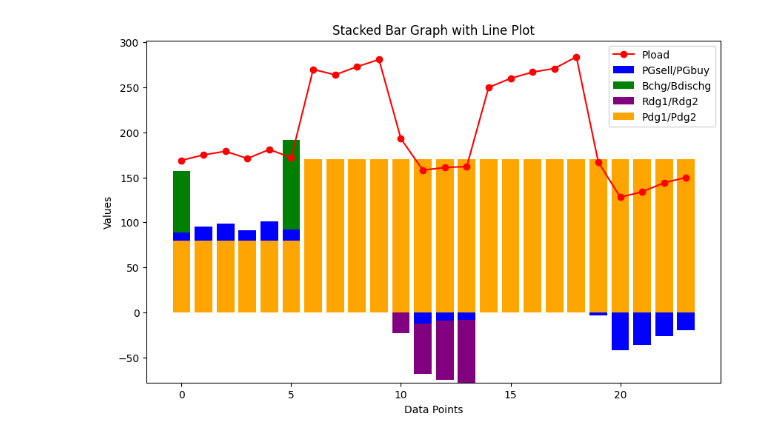
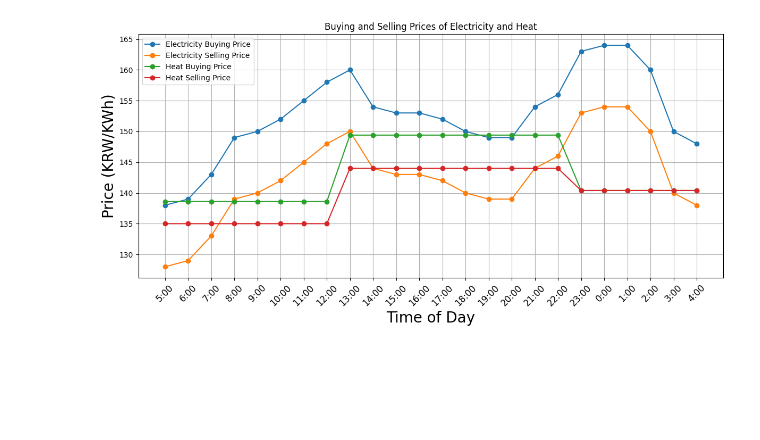
Before and after one commit to TalhaRehmanMTRKT/MicrogridOptimization, a Jupyter notebook: Plotting.ipynb, the cells around one changed output. Drawn from its saved outputs; the diff is of its cells as text; code cells hidden in the pictures; blank space fills up the shorter version.

```diff
--- a/Plotting.ipynb
+++ b/Plotting.ipynb
@@ -1,3 +1,39 @@
 # %%
+import matplotlib.pyplot as plt
+
+# Define the time of day (24 hours, from 5 AM to 5 AM)
+time_of_day = [f"{(i + 5) % 24}:00" for i in range(24)]
+
+# Data
+CGbuy = [138, 139, 143, 149, 150, 152, 155, 158, 160, 154, 153, 153, 152, 150, 149, 149, 154, 156, 163, 164, 164, 160, 150, 148]
+CGsell = [128, 129, 133, 139, 140, 142, 145, 148, 150, 144, 143, 143, 142, 140, 139, 139, 144, 146, 153, 154, 154, 150, 140, 138]
+CHbuy = [77, 77, 77, 77, 77, 77, 77, 77, 83, 83, 83, 83, 83, 83, 83, 83, 83, 83, 78, 78, 78, 78, 78, 78]
+CHsell = [75, 75, 75, 75, 75, 75, 75, 75, 80, 80, 80, 80, 80, 80, 80, 80, 80, 80, 78, 78, 78, 78, 78, 78]
+# Scaling factor for heat prices
+scale_factor = 1.8 # You can adjust this factor as needed
+
+CHbuy = [price * scale_factor for price in CHbuy]
+CHsell = [price * scale_factor for price in CHsell]
+# Create the plot
+plt.figure(figsize=(12, 6))
+plt.plot(time_of_day, CGbuy, marker='o', label='Electricity Buying Price')
+plt.plot(time_of_day, CGsell, marker='o', label='Electricity Selling Price')
+plt.plot(time_of_day, CHbuy, marker='o', label='Heat Buying Price')
+plt.plot(time_of_day, CHsell, marker='o', label='Heat Selling Price')
+
+# Set labels and title
+plt.xlabel('Time of Day',fontsize=20)
+plt.ylabel('Price (KRW/KWh)',fontsize=20)
+plt.title('Buying and Selling Prices of Electricity and Heat')
+plt.xticks(rotation=45,fontsize=12)
+plt.grid(True)
+
+# Add legend
+plt.legend()
+
+# Show the plot
+plt.tight_layout()
+plt.savefig("./MultiMG/a.png")
+plt.show()
 # %% [output]
-[figure, old version]
+[figure, new version]
```
Also changed, not shown: parts of 1 cell of this notebook, 30 other files.
